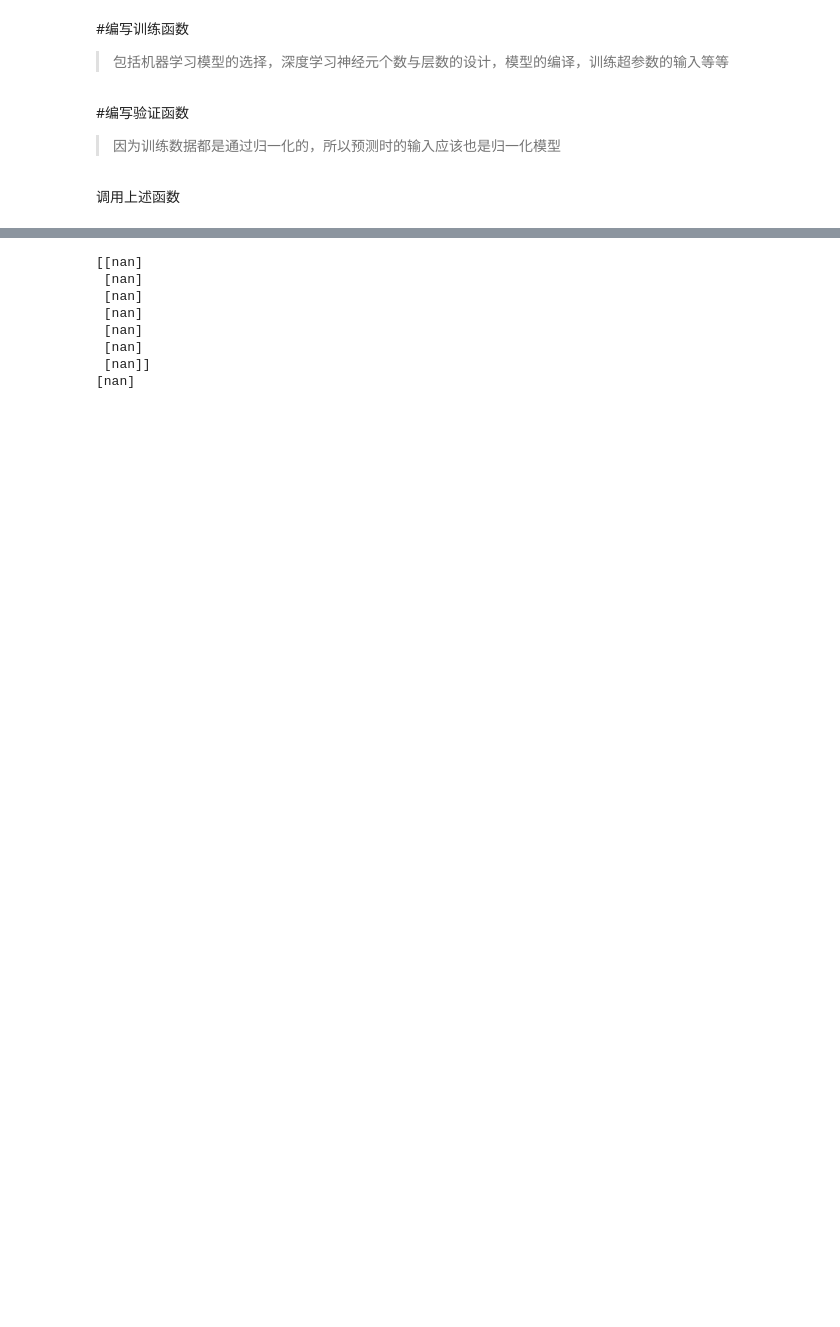
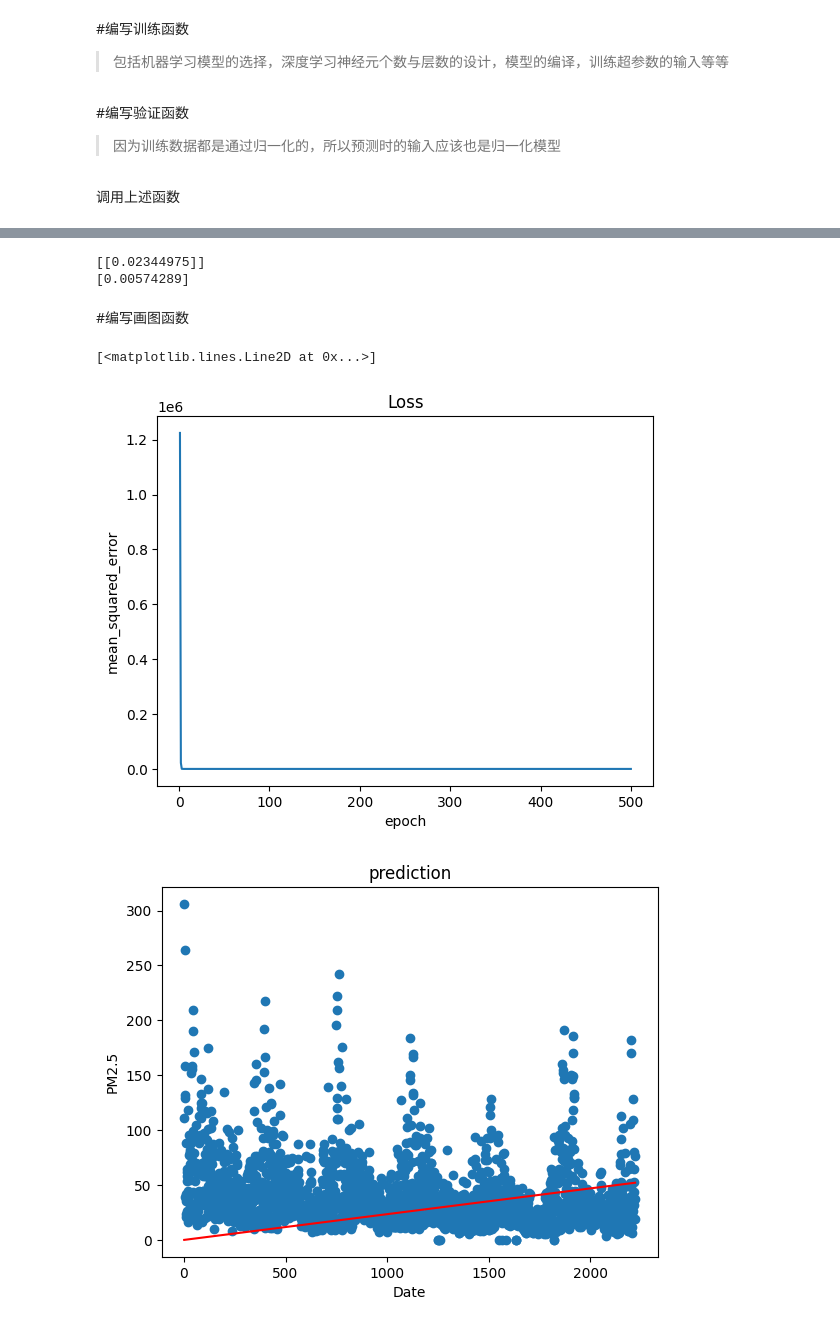
Before and after one commit to ZackWongAPO/Colab, a Jupyter notebook: LinearRegressionAir.ipynb, the cells around one changed output, grey strips where cells are left out. Saved outputs shown, nothing was run; the diff lists cells and outputs as text; code cells hidden in the pictures; blank space fills up the shorter version.

```diff
--- a/LinearRegressionAir.ipynb
+++ b/LinearRegressionAir.ipynb
@@ -41,19 +41,19 @@ Saving AirPollutionDefault.xlsx to AirPollutionDefault (1).xlsx
 # 日期正常排列，不作任何处理
 df = pandas.read_excel('/content/AirPollutionDefault.xlsx')
 print(df.head())
-label = df['AQI']
+label = df['PM25']
 print(label.head())
-feature = df[['Date', 'PM25', 'PM10', 'SO2', 'CO', 'NO2', 'O3_8h']]
+feature = df[['Date']]
+# 'AQI', 'PM10', 'SO2', 'CO', 'NO2', 'O3_8h'
 print(feature.head())
 
 # X的意思是特征值，y的意思是标签值
-feature_train, feature_test, AQI_train, AQI_test = train_test_split(feature, label, test_size=0.15, random_state=123)
+feature_train, feature_test, AQI_train, AQI_test = train_test_split(feature, label, test_size=0.15, random_state=12)
 features_train = feature_train.values
 features_test = feature_test.values
-AQIs_train = AQI_test.values
+AQIs_train = AQI_train.values
 AQIs_test = AQI_test.values
-print(type(feature_train))
-print(type(features_train))
+
 print(feature_train.head())
 print(feature_test.head())
 print(AQI_train.head())
@@ -213,7 +116,7 @@ def build_linear_model(my_learning_rate, num_features):
   # 当模型编译后（compile），评价函数应该作为 metrics 的参数来输入。
   # 评价函数和损失函数相似，只不过评价函数的结果不会用于训练过程中，只应用于测试集。
   model.compile(optimizer=keras.optimizers.SGD(learning_rate=my_learning_rate),
-                loss=keras.losses.MeanSquaredError,  # 选择差值平方作为Loss函数
+                loss="mean_squared_error",
                 metrics=[keras.metrics.RootMeanSquaredError()])
 
   return model
@@ -250,19 +153,17 @@ def train_model(model, features, label, epochs, batch_size):
   hist = pandas.DataFrame(history.history)
 
   print(hist.head())
-  rmse = hist["root_mean_squared_error"]
-
-  return trained_weight, trained_bias, epochs, rmse
+  return trained_weight, trained_bias, hist
 # %% [markdown]
 #编写验证函数
 >因为训练数据都是通过归一化的，所以预测时的输入应该也是归一化模型
 # %% [markdown]
 调用上述函数
 # %%
-linear_model = build_linear_model(0.01)
-trained_weight, trained_bias, epochs, rmse = train_model(model = linear_model,
+linear_model = build_linear_model(0.0000001, 1)
+trained_weight, trained_bias, hist = train_model(model = linear_model,
                                 features = features_train,
                                 label = AQIs_train,
-                                epochs = 200,
-                                batch_size = 200)
+                                epochs = 500,
+                                batch_size = 400)
 # %% [output]
@@ -271,11 +189,30 @@ TypeError: build_linear_model() missing 1 required positional argument: 'num_fea
 print(trained_weight)
 print(trained_bias)
 # %% [output]
-[[nan]
- [nan]
- [nan]
- [nan]
- [nan]
- [nan]
- [nan]]
-[nan]
+[[0.02344975]]
+[0.00574289]
+# %% [markdown]
+#编写画图函数
+# %%
+import matplotlib.pyplot as plt
+
+loss = hist['loss']
+epoch = range(1,len(loss)+1)
+
+plt.figure(1)
+plt.title('Loss')
+plt.ylabel('mean_squared_error')
+plt.xlabel('epoch')
+plt.plot(epoch, loss)
+
+plt.figure(2)
+plt.title('prediction')
+plt.ylabel('PM2.5')
+plt.xlabel('Date')
+plt.scatter(feature, label)
+predict = trained_bias + trained_weight * feature.values
+plt.plot(feature, predict, color = 'red')
+# %% [output]
+[<matplotlib.lines.Line2D at 0x...>]
+[figure, added]
+[figure, added]
```
Also changed, not shown: parts of 6 cells of this notebook.
